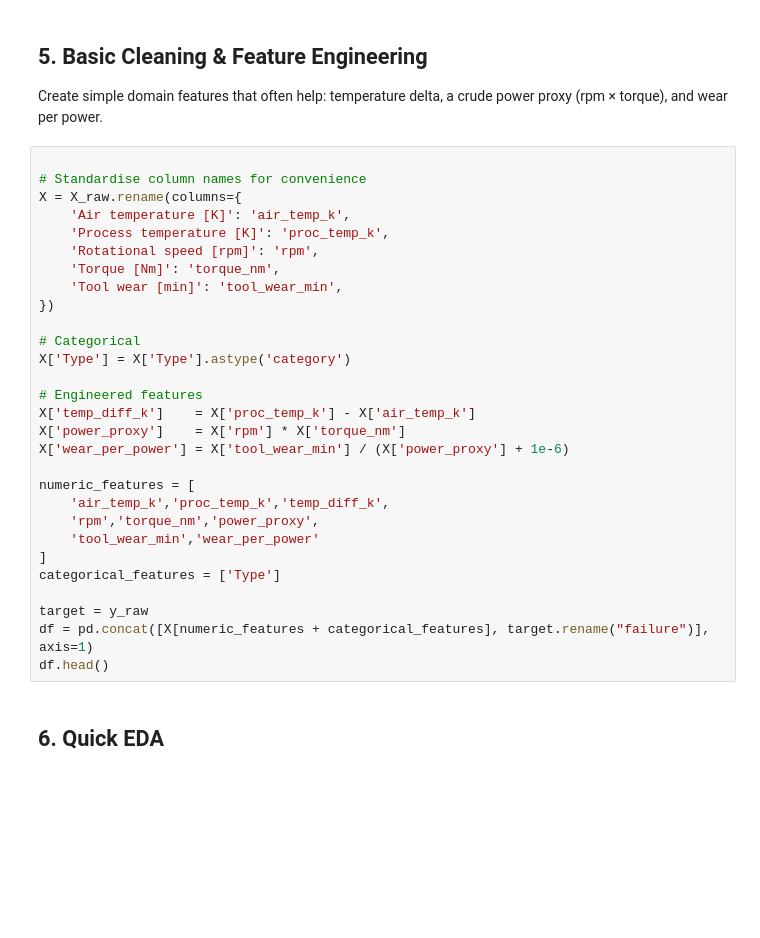
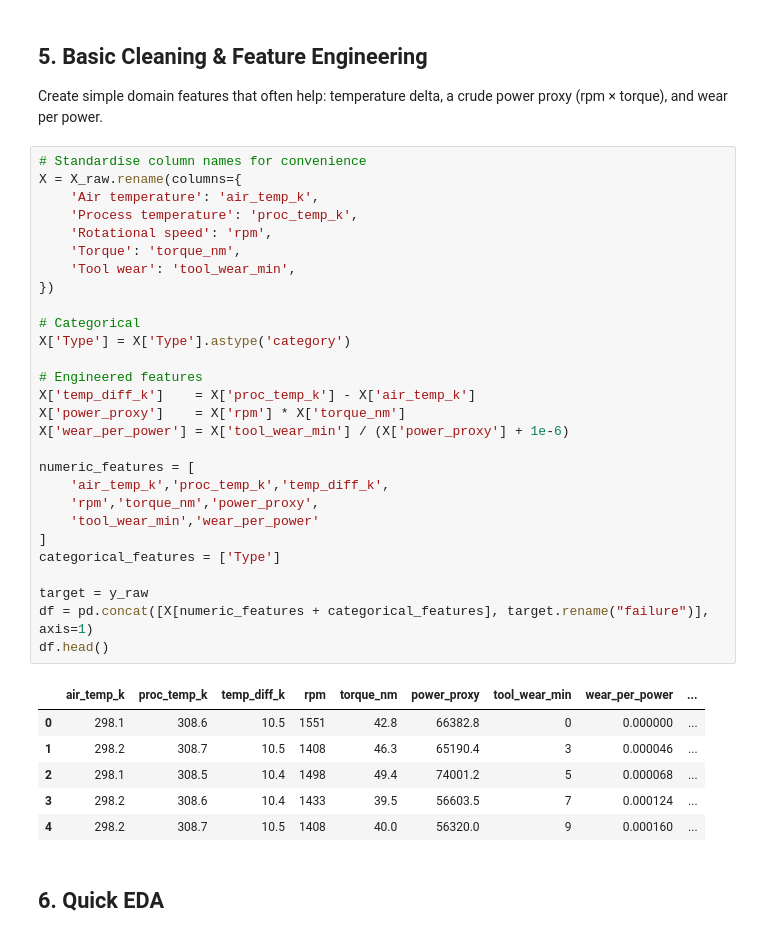
Before and after one commit to Jupiter-mellen/Asset-Risk-Prediction-DNN-Model, a Jupyter notebook: Asset_Risk_Prediction_TensorFlow_Fresh.ipynb, the cells around one changed output. Cells and saved outputs as stored; diff of their text form; blank space fills up the shorter version.

```diff
--- a/Asset_Risk_Prediction_TensorFlow_Fresh.ipynb
+++ b/Asset_Risk_Prediction_TensorFlow_Fresh.ipynb
@@ -89,34 +104,40 @@ pd.DataFrame({"col": X_raw.columns}).head()
 ## 5. Basic Cleaning & Feature Engineering
 Create simple domain features that often help: temperature delta, a crude power proxy (rpm × torque), and wear per power.
 # %%
-
 # Standardise column names for convenience
 X = X_raw.rename(columns={
-    'Air temperature [K]': 'air_temp_k',
-    'Process temperature [K]': 'proc_temp_k',
-    'Rotational speed [rpm]': 'rpm',
-    'Torque [Nm]': 'torque_nm',
-    'Tool wear [min]': 'tool_wear_min',
+    'Air temperature': 'air_temp_k',
+    'Process temperature': 'proc_temp_k',
+    'Rotational speed': 'rpm',
+    'Torque': 'torque_nm',
+    'Tool wear': 'tool_wear_min',
 })
 
 # Categorical
 X['Type'] = X['Type'].astype('category')
 
 # Engineered features
 X['temp_diff_k']    = X['proc_temp_k'] - X['air_temp_k']
 X['power_proxy']    = X['rpm'] * X['torque_nm']
 X['wear_per_power'] = X['tool_wear_min'] / (X['power_proxy'] + 1e-6)
 
 numeric_features = [
     'air_temp_k','proc_temp_k','temp_diff_k',
     'rpm','torque_nm','power_proxy',
     'tool_wear_min','wear_per_power'
 ]
 categorical_features = ['Type']
 
 target = y_raw
 df = pd.concat([X[numeric_features + categorical_features], target.rename("failure")], axis=1)
 df.head()
+# %% [output]
+|  | air_temp_k | proc_temp_k | temp_diff_k | rpm | torque_nm | power_proxy | tool_wear_min | wear_per_power | ... |
+| 0 | 298.1 | 308.6 | 10.5 | 1551 | 42.8 | 66382.8 | 0 | 0.000000 | ... |
+| 1 | 298.2 | 308.7 | 10.5 | 1408 | 46.3 | 65190.4 | 3 | 0.000046 | ... |
+| 2 | 298.1 | 308.5 | 10.4 | 1498 | 49.4 | 74001.2 | 5 | 0.000068 | ... |
+| 3 | 298.2 | 308.6 | 10.4 | 1433 | 39.5 | 56603.5 | 7 | 0.000124 | ... |
+| 4 | 298.2 | 308.7 | 10.5 | 1408 | 40.0 | 56320.0 | 9 | 0.000160 | ... |
 # %% [markdown]
 
 ## 6. Quick EDA
```
Also changed, not shown: parts of 14 cells of this notebook.
